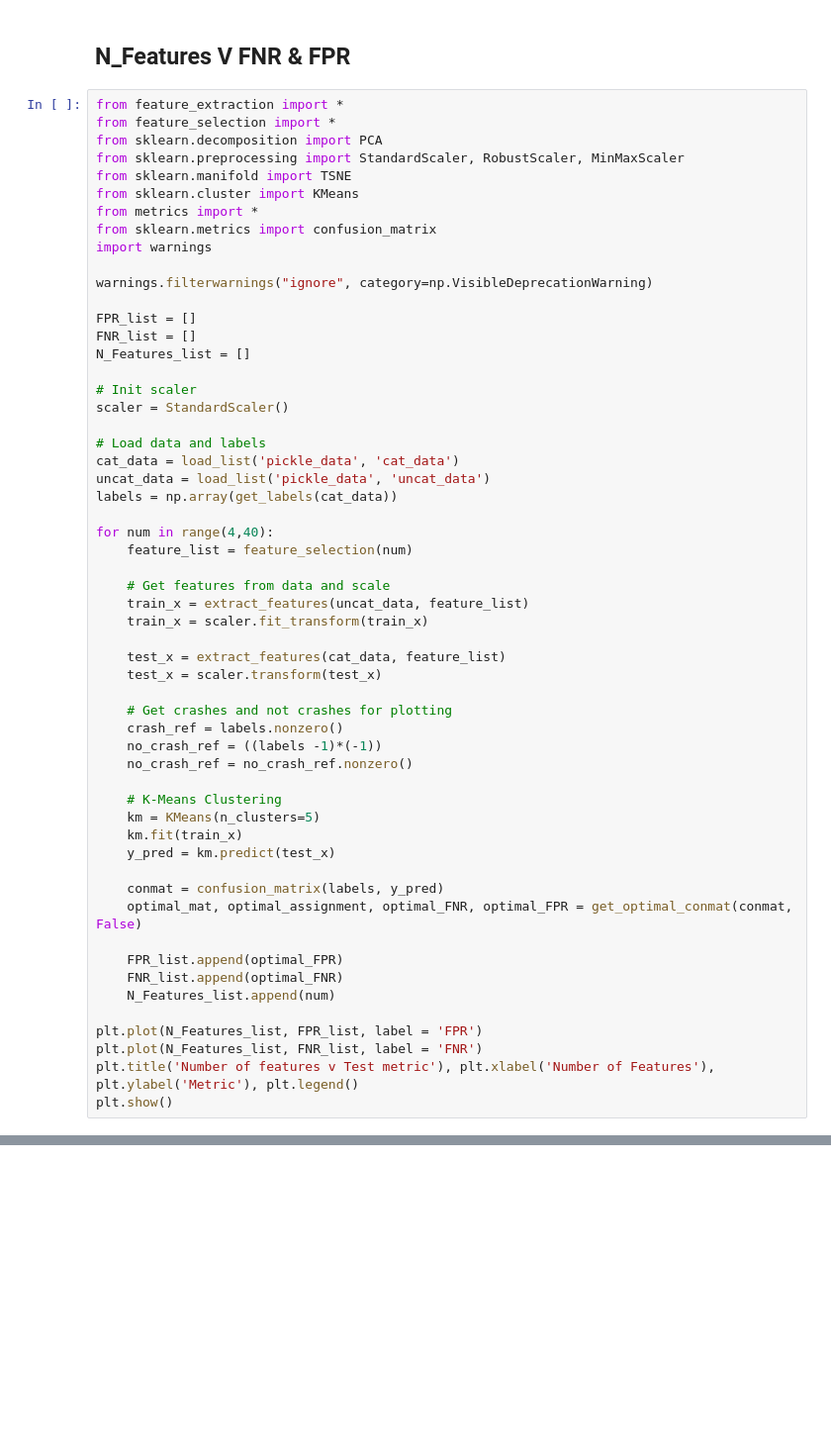
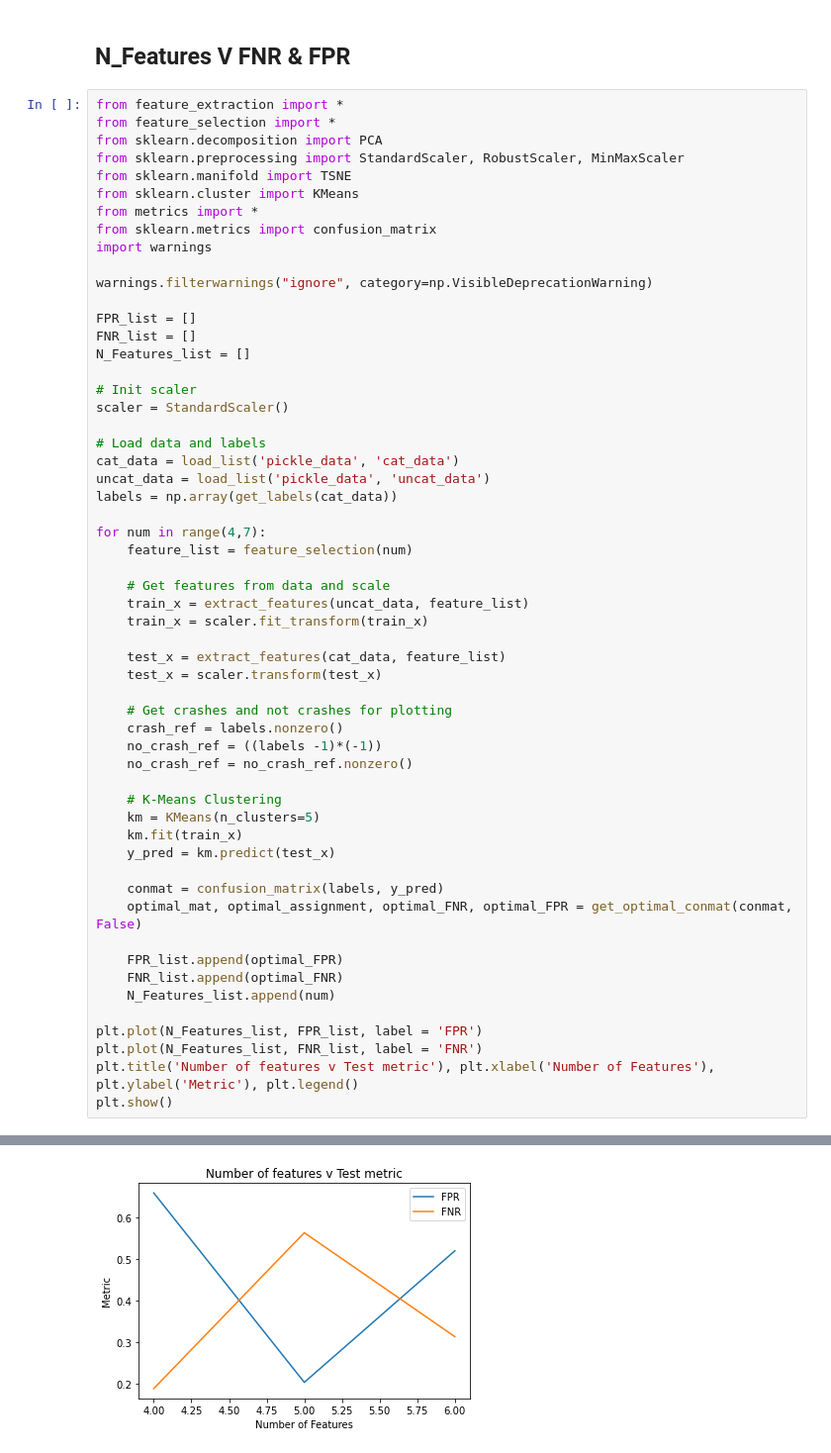
Before and after one commit to cwhite098/MDM3_Project1_Quartix, a Jupyter notebook: Data_Exploration.ipynb, the cells around one changed output, grey strips where cells are left out. Shown at 99% size. Cells and saved outputs as stored; diff of their text form; blank space fills up the shorter version.

```diff
--- a/Data_Exploration.ipynb
+++ b/Data_Exploration.ipynb
@@ -1194,7 +1230,7 @@ cat_data = load_list('pickle_data', 'cat_data')
 uncat_data = load_list('pickle_data', 'uncat_data')
 labels = np.array(get_labels(cat_data))
 
-for num in range(4,40):
+for num in range(4,7):
     feature_list = feature_selection(num)
 
     # Get features from data and scale
@@ -1230,0 +1265 @@ plt.show()
+[figure, added]
```
Also changed, not shown: parts of 4 cells of this notebook.
